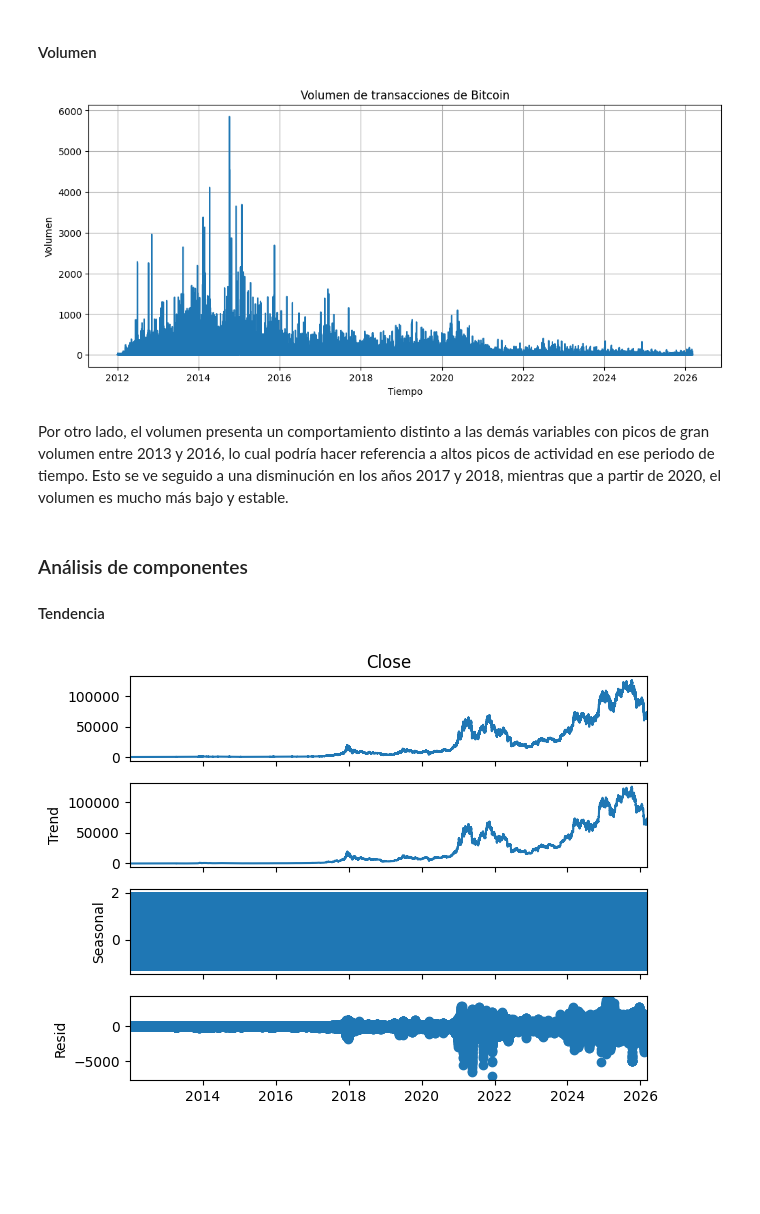
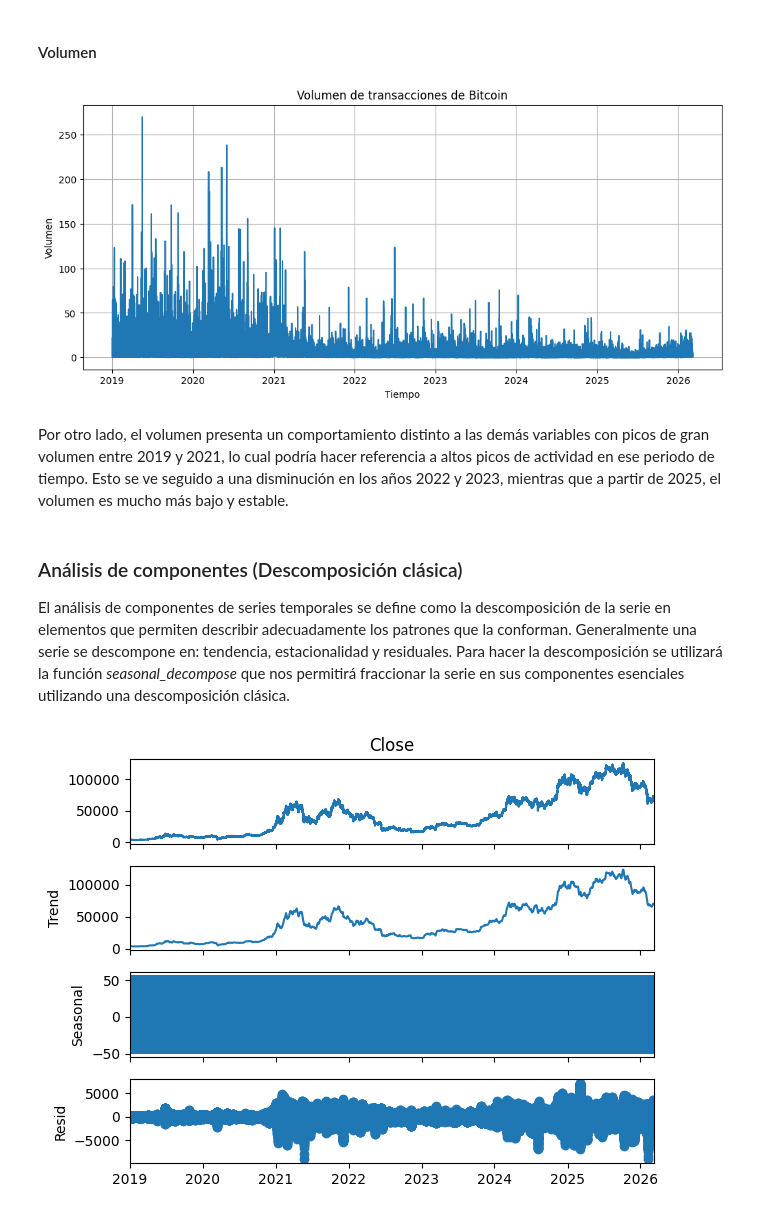
Before and after one commit to T1fff/Proyecto-Investigacion-Bitcoin, a Jupyter notebook: index.ipynb, the cells around one changed output. Drawn from its saved outputs; the diff is of its cells as text; code cells hidden in the pictures; blank space fills up the shorter version.

```diff
--- a/index.ipynb
+++ b/index.ipynb
@@ -62,0 +70,6 @@ Como vemos, el presente dataset cuenta con 7.457.440 observaciones descritas con
+# %%
+datos["TimestampConventional"] = pd.to_datetime(datos["Timestamp"], unit="s")
+datos.set_index("TimestampConventional", inplace=True)
+
+df = datos['2019':][["Open","High","Low","Close", "Volume"]].resample('15T').mean()
+df.info()
@@ -84,5 +112,0 @@ Se puede ver que la variable tiempo está almacenada en formato de timestamp Uni
-# %%
-df["TimestampConventional"] = pd.to_datetime(df["Timestamp"], unit="s")
-
-print(df.head())
-print(df.tail())
@@ -136,0 +144,3 @@ Como vemos, no existen valores faltantes en esta serie temporal.
+# %%
+df = df.dropna()
+print(df.isna().sum(), "valores faltantes después de eliminar")
@@ -195,10 +210,10 @@ Index(['Timestamp', 'Open', 'High', 'Low', 'Close', 'Volume',
 # %%
-df['TimestampConventional'] = pd.to_datetime(df['TimestampConventional'], unit='s')
-df = df.sort_values('TimestampConventional')
+
+df = df.sort_index()
 
 plt.figure(figsize=(12,6))
 
-plt.plot(df['TimestampConventional'], df['Close'])
+plt.plot(df.index, df['Close'])
 
 plt.title("Serie temporal del precio de cierre de Bitcoin")
 plt.xlabel("Tiempo")
@@ -240,7 +255,7 @@ Las series correspondientes al precio de apertura, máximo, mínimo y cierre pre
 # %%
 plt.figure(figsize=(12,5))
 
-plt.plot(df['TimestampConventional'], df['Volume'])
+plt.plot(df.index, df['Volume'])
 
 plt.title("Volumen de transacciones de Bitcoin")
 plt.xlabel("Tiempo")
@@ -249,23 +264,23 @@ plt.grid(True)
 
 plt.show()
 # %% [output]
-[figure, old version]
+[figure, new version]
 # %% [markdown]
-Por otro lado, el volumen presenta un comportamiento distinto a las demás variables con picos de gran volumen entre 2013 y 2016, lo cual podría hacer referencia a altos picos de actividad en ese periodo de tiempo. Esto se ve seguido a una disminución en los años 2017 y 2018, mientras que a partir de 2020, el volumen es mucho más bajo y estable.
+Por otro lado, el volumen presenta un comportamiento distinto a las demás variables con picos de gran volumen entre 2019 y 2021, lo cual podría hacer referencia a altos picos de actividad en ese periodo de tiempo. Esto se ve seguido a una disminución en los años 2022 y 2023, mientras que a partir de 2025, el volumen es mucho más bajo y estable.
 # %% [markdown]
-### Análisis de componentes
-#### Tendencia
+### Análisis de componentes (Descomposición clásica)
+El análisis de componentes de series temporales se define como la descomposición de la serie en elementos que permiten describir adecuadamente los patrones que la conforman. Generalmente una serie se descompone en: tendencia, estacionalidad y residuales. Para hacer la descomposición se utilizará la función *seasonal_decompose* que nos permitirá fraccionar la serie en sus componentes esenciales utilizando una descomposición clásica.
 # %%
-df = df.sort_values('TimestampConventional')
+df = df.sort_index()
 
 from statsmodels.tsa.seasonal import seasonal_decompose
 
-serie = df.set_index('TimestampConventional')['Close']
+serie = df['Close']
 
 decomposition = seasonal_decompose(serie, model='additive', period=365)
 
 decomposition.plot()
 plt.tight_layout()
 plt.show()
 # %% [output]
-[figure, old version]
+[figure, new version]
```
Also changed, not shown: parts of 34 cells of this notebook.
